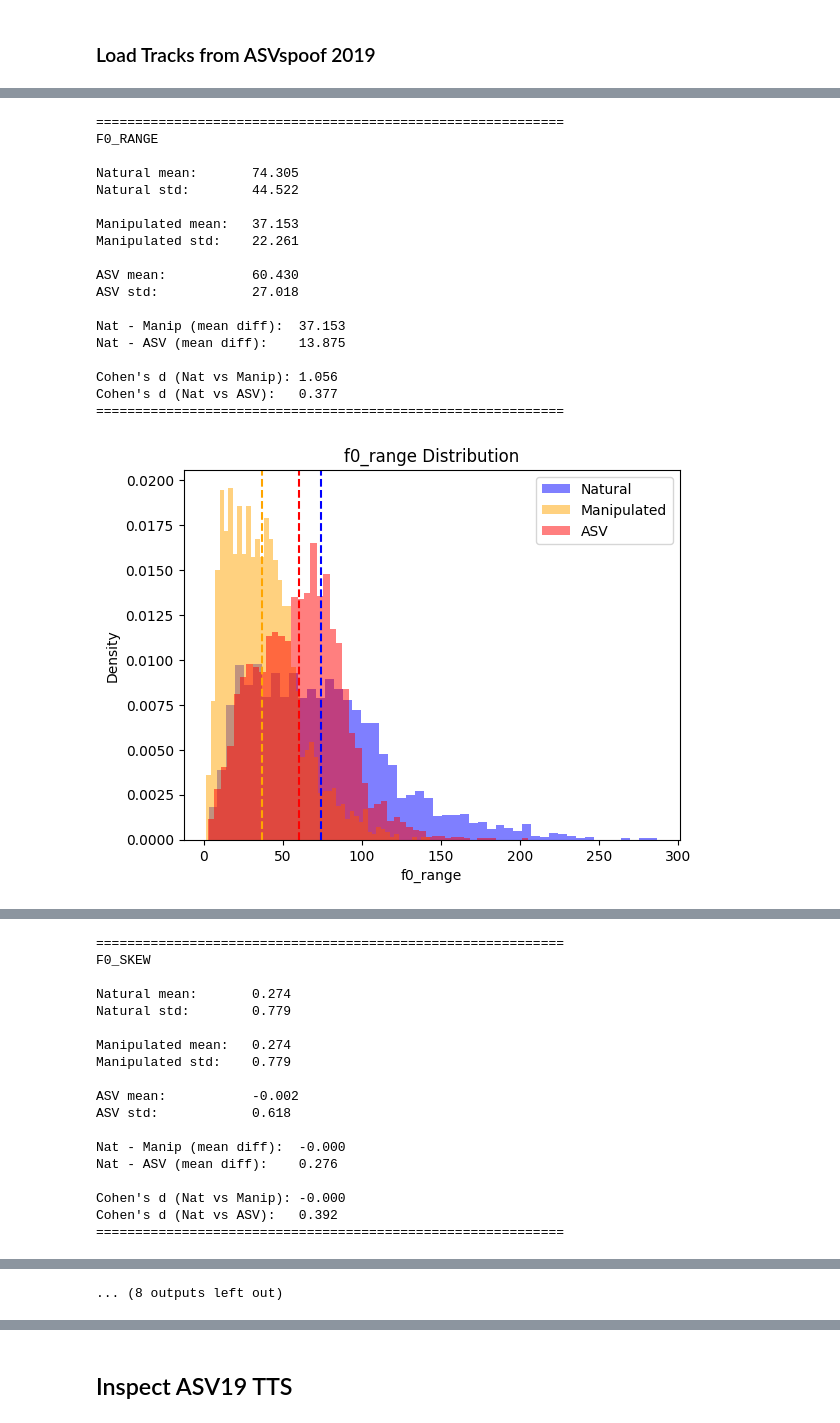
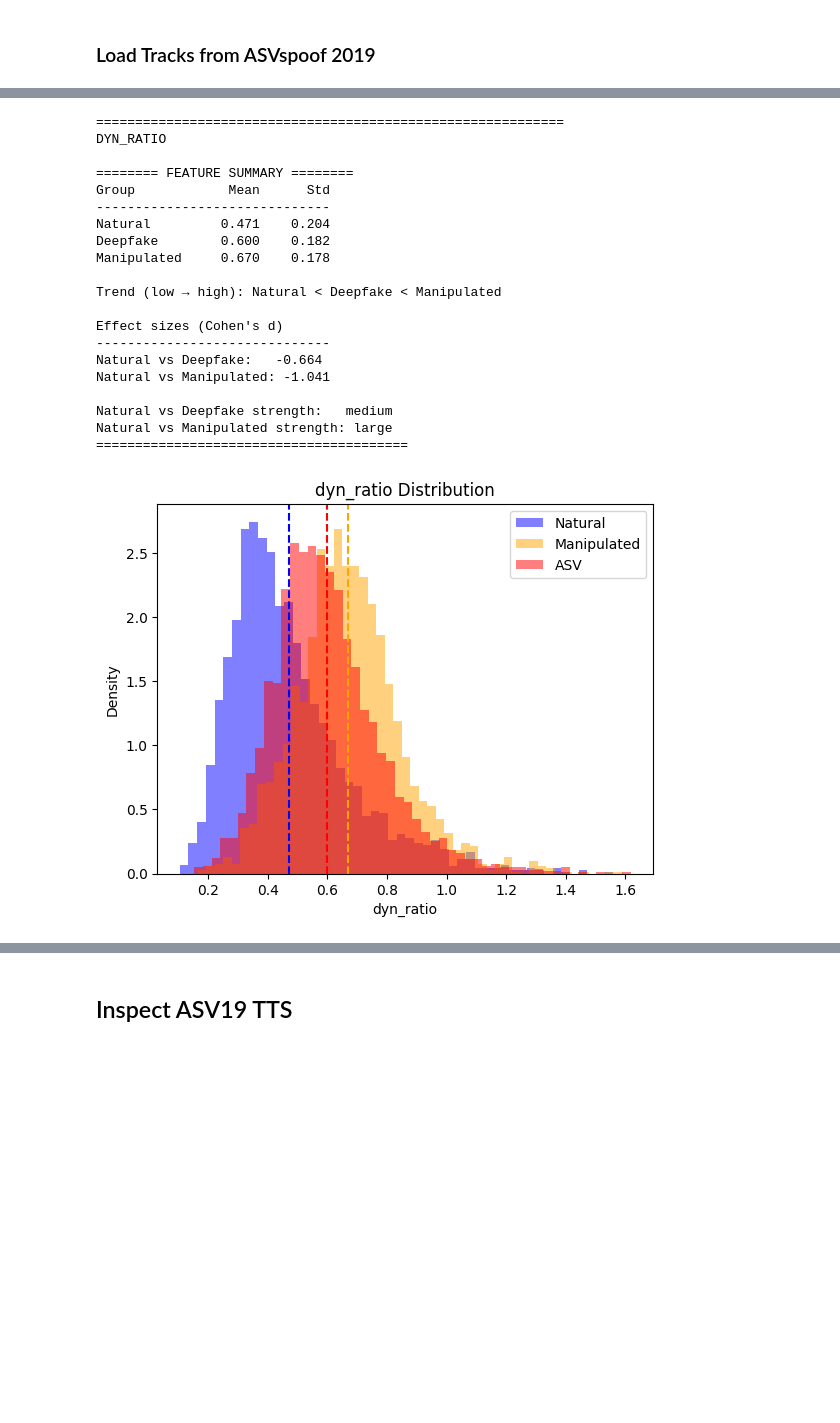
Before and after one commit to nii-yamagishilab/MoE-AntiDeepfake, a Jupyter notebook: notebooks/mod_tune.ipynb, the cells around one changed output, grey strips where cells are left out. Cells and saved outputs as stored; diff of their text form; code cells hidden in the pictures; blank space fills up the shorter version.

```diff
--- a/notebooks/mod_tune.ipynb
+++ b/notebooks/mod_tune.ipynb
@@ -388,9 +455,9 @@ def print_stats_and_plot(
 # %% [markdown]
 ### Manipulation type and reference from ASVspoof2019:
 # %%
-mod = 'flat'
+mod = 'inc'
 
-if mod == 'shift':
+if mod == 'inc':
     algorithm = 'A04'  # ref for concat TTS
 else:
     algorithm = 'A02'  # ref for flat pitch
@@ -522,53 +629,53 @@ def f0_concat_features(f0, hop_s):
 
     return feats
 # %%
-proxy_features_list = [
-    "f0_range",
-    "f0_var",
-    "f0_std",
-    "f0_ac_decay",
-    "f0_skew",
-    "f0_kurtosis",
-    "df0_std",
-    "df0_mean_abs",
-    "df0_max_abs",
-    "df0_skew",
-]
+# All features
+#proxy_features_list = ["f0_std", "f0_range", "f0_iqr", "f0_p95_p5", "f0_cv", "f0_mean", "f0_skew", "f0_kurtosis", "df0_std", "df0_mean_abs",  "df0_p95", "df0_outlier_ratio", "df0_max_abs", "f0_ac_decay", "ddf0_std", "dyn_ratio", "curv_ratio"]
+
+# 'Best' for flatness (high Nat-ASV Cohen's d)
+#proxy_features_list = ["df0_std", "df0_mean_abs", "df0_max_abs", "f0_ac_decay", "ddf0_std", "dyn_ratio"]
+#proxy_features_list = ["df0_std", "ddf0_std", "dyn_ratio",]  # reduced set
+
+# 'Best' for inconsistency (high Nat-ASV Cohen's d)
+proxy_features_list = ["dyn_ratio", "df0_p95", "df0_outlier_ratio", "ddf0_std"]
+
 
 feat_nat, feat_man, feat_fake, \
 feat_nat_global, feat_man_global, feat_fake_global = compute_features_and_aggregate(
     df_real,
     df_fake,
     stft_params,
 )
 
 print_stats_and_plot(
     proxy_features_list,
     feat_nat,
     feat_man,
     feat_fake,
     feat_nat_global,
     feat_man_global,
     feat_fake_global,
 )
 # %% [output]
 ============================================================
-F0_RANGE
+DYN_RATIO
 
-Natural mean:       74.305
-Natural std:        44.522
+======== FEATURE SUMMARY ========
+Group            Mean      Std
+------------------------------
+Natural         0.471    0.204
+Deepfake        0.600    0.182
+Manipulated     0.670    0.178
 
-Manipulated mean:   37.153
-Manipulated std:    22.261
+Trend (low → high): Natural < Deepfake < Manipulated
 
-ASV mean:           60.430
-ASV std:            27.018
+Effect sizes (Cohen's d)
+------------------------------
+Natural vs Deepfake:   -0.664
+Natural vs Manipulated: -1.041
 
-Nat - Manip (mean diff):  37.153
-Nat - ASV (mean diff):    13.875
-
-Cohen's d (Nat vs Manip): 1.056
-Cohen's d (Nat vs ASV):   0.377
-============================================================
+Natural vs Deepfake strength:   medium
+Natural vs Manipulated strength: large
+========================================
-[figure, old version]
+[figure, new version]
 ============================================================
@@ -631,18 +743,0 @@ Cohen's d (Nat vs ASV):   -1.033
-============================================================
-F0_SKEW
-
-Natural mean:       0.274
-Natural std:        0.779
-
-Manipulated mean:   0.274
-Manipulated std:    0.779
-
-ASV mean:           -0.002
-ASV std:            0.618
-
-Nat - Manip (mean diff):  -0.000
-Nat - ASV (mean diff):    0.276
-
-Cohen's d (Nat vs Manip): -0.000
-Cohen's d (Nat vs ASV):   0.392
-============================================================
@@ -669 +743,0 @@ Cohen's d (Nat vs ASV):   0.221
-... (8 outputs left out)
```
Also changed, not shown: parts of 17 cells of this notebook, 12 other files.
